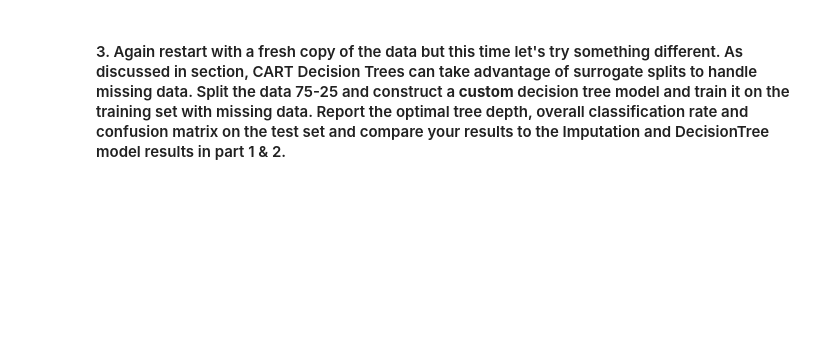
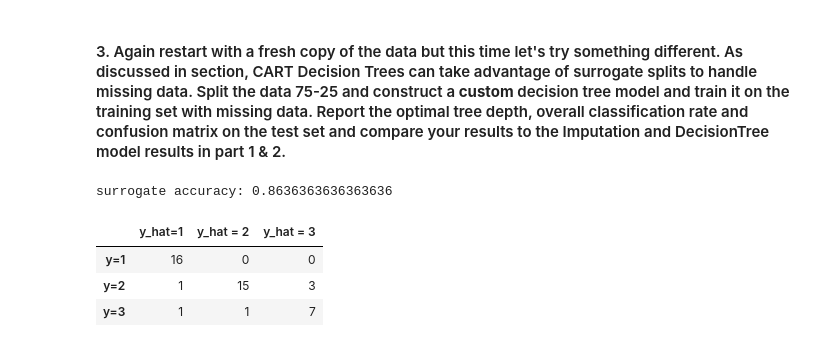
Before and after one commit to syj19950301/Data_Science_1, a Jupyter notebook: cs109a_hw8_submission.ipynb, the cells around one changed output. Cells and saved outputs as stored; diff of their text form; code cells hidden in the pictures; blank space fills up the shorter version.

```diff
--- a/cs109a_hw8_submission.ipynb
+++ b/cs109a_hw8_submission.ipynb
@@ -995,0 +1078,49 @@ wine_y_test3 = wine_test3['Class']
+# %%
+def surrogate_predict(X, tree):
+    pred_test = []
+    for i in range(X.shape[0]):
+        current = 0
+        while 'class' not in tree[current]:
+            value = X.iloc[i, tree[current]['feature']]
+            if not np.isnan(value):
+                if value <= tree[current]['threshold']:
+                    current = tree[current]['left_node']
+                else:
+                    current = tree[current]['right_node']
+                continue
+#                 cur = tree[cur]['left_node'] if value <= tree[cur]['threshold'] else tree[cur]['right_node']
+            else:
+                for surrogate in tree[current]['surrogate']:
+                    value = X.iloc[i, surrogate[1]]
+                    if not np.isnan(value):
+                        if value <= surrogate[2]:
+                            current = tree[current]['left_node']
+                        else:
+                            current = tree[current]['right_node']
+#                         cur = tree[cur]['left_node'] if value <= sur[2] else tree[cur]['right_node']
+                        break
+        pred_test.append(tree[current]['class'])
+    return pred_test
+# %%
+tree = surrogate_fit(wine_train3, 5)
+# %%
+surro_pred = surrogate_predict(wine_X_test3, tree)
+# %%
+wine_true_y = wine_y_test3.tolist()
+# %%
+diff_surro = [a - b for a, b in zip(wine_true_y, surro_pred)]
+correct_surro = sum(1 for x in diff_surro if x == 0)
+accuracy_surro = correct_surro / len(wine_true_y)
+
+print("surrogate accuracy:", accuracy_surro)
+# %% [output]
+surrogate accuracy: 0.8636363636363636
+# %%
+conf_mat = confusion_matrix(wine_true_y, surro_pred)
+conf_df = pd.DataFrame(conf_mat, columns = ['y_hat=1', 'y_hat = 2', 'y_hat = 3'], index = ['y=1', 'y=2', 'y=3'])
+conf_df
+# %% [output]
+|  | y_hat=1 | y_hat = 2 | y_hat = 3 |
+| y=1 | 16 | 0 | 0 |
+| y=2 | 1 | 15 | 3 |
+| y=3 | 1 | 1 | 7 |
```
Also changed, not shown: parts of 35 cells of this notebook.
